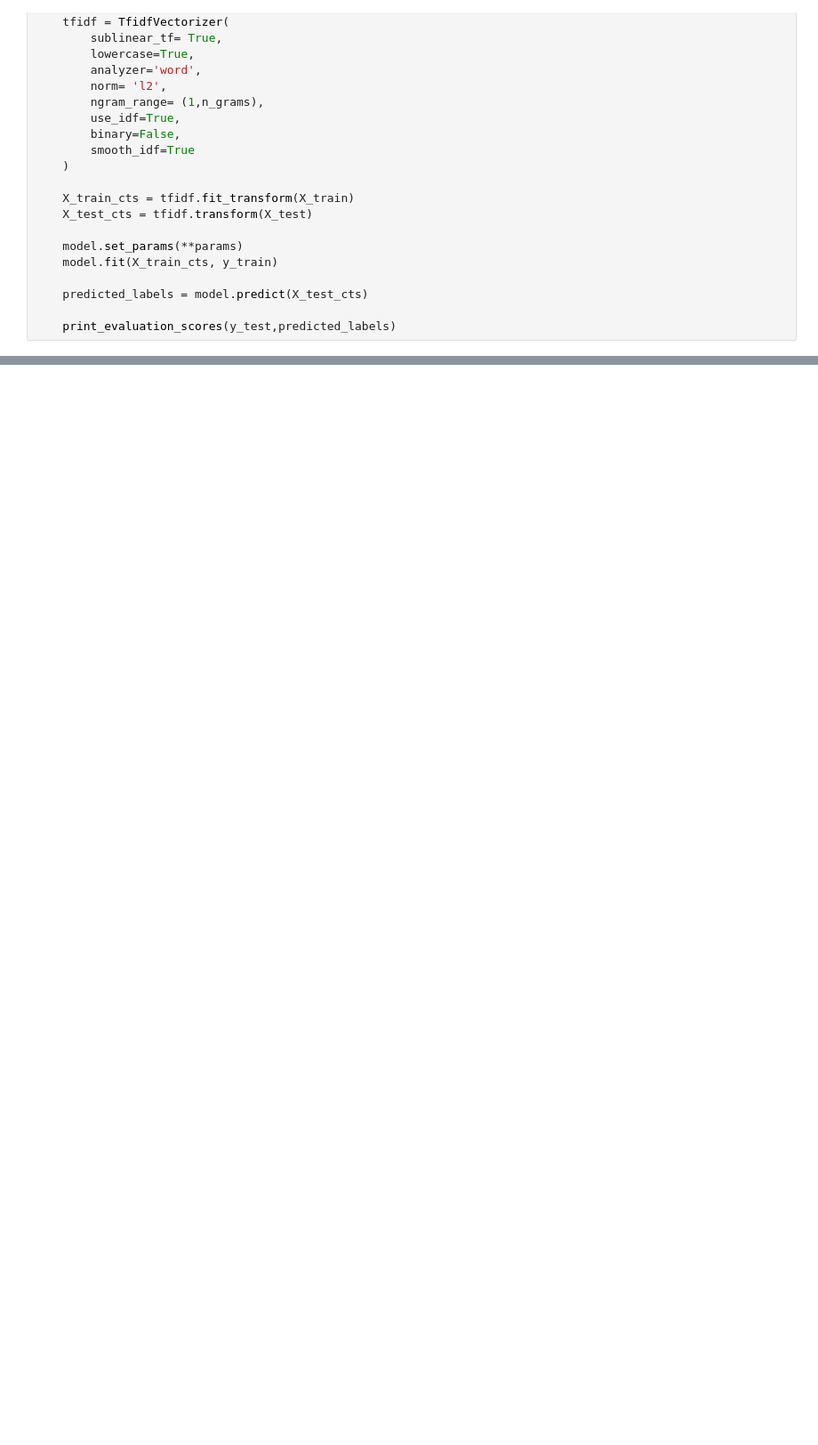
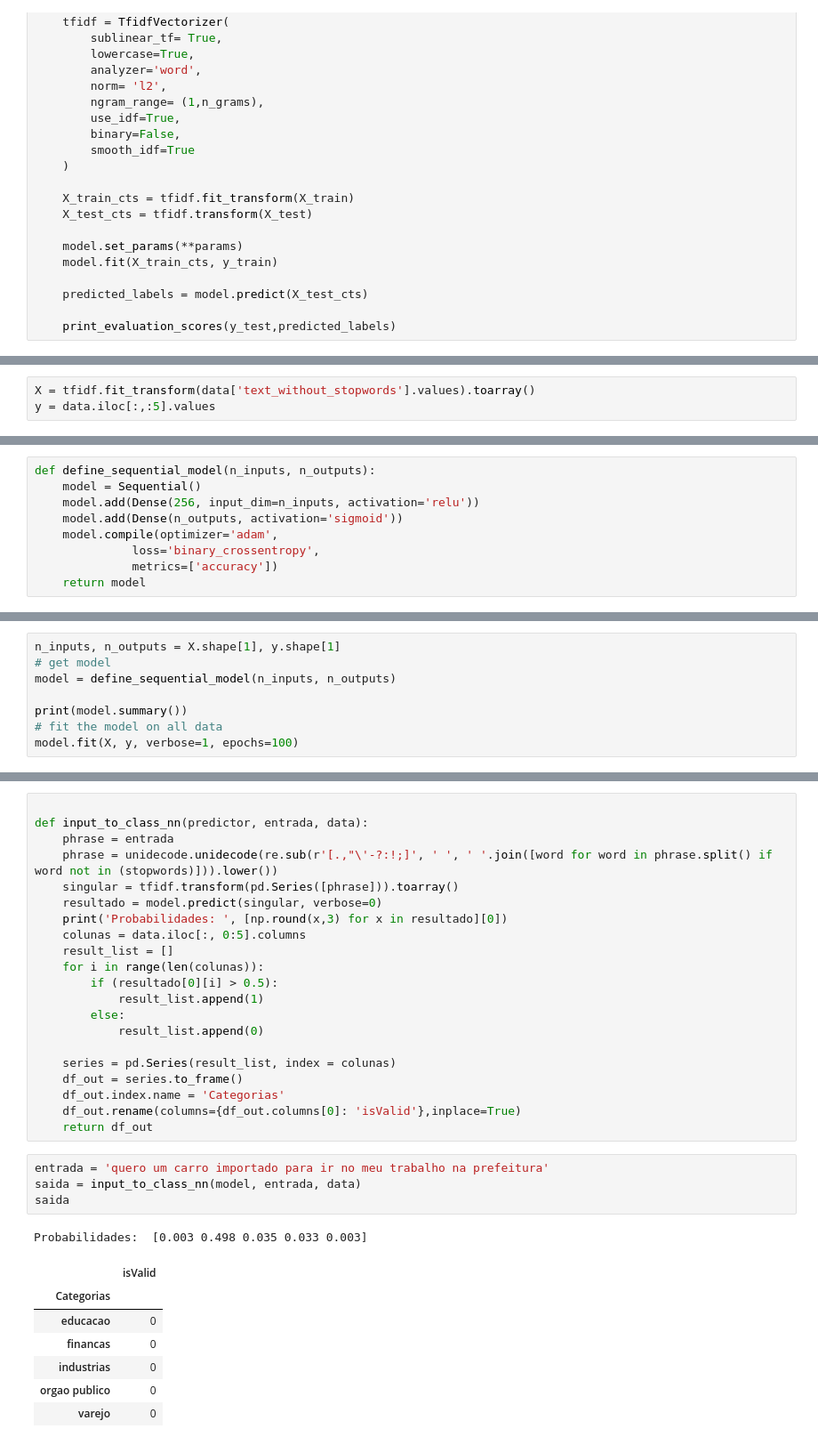
Before and after one commit to vector-b/ExpressionMultiLabelClassification, a Jupyter notebook: dev-nlp-phrases.ipynb, the cells around one changed output, grey strips where cells are left out. Shown at 89% size. Saved outputs shown, nothing was run; the diff lists cells and outputs as text; blank space fills up the shorter version.

```diff
--- a/dev-nlp-phrases.ipynb
+++ b/dev-nlp-phrases.ipynb
@@ -570,0 +557,3 @@ Precision weighted:  0.4875862221926498
+# %%
+X = tfidf.fit_transform(data['text_without_stopwords'].values).toarray()
+y = data.iloc[:,:5].values
@@ -570,0 +569,9 @@ Precision weighted:  0.4875862221926498
+# %%
+def define_sequential_model(n_inputs, n_outputs):
+	model = Sequential()
+	model.add(Dense(256, input_dim=n_inputs, activation='relu'))
+	model.add(Dense(n_outputs, activation='sigmoid'))
+	model.compile(optimizer='adam',
+              loss='binary_crossentropy',
+              metrics=['accuracy'])
+	return model
@@ -570,0 +621,8 @@ Precision weighted:  0.4875862221926498
+# %%
+n_inputs, n_outputs = X.shape[1], y.shape[1]
+# get model
+model = define_sequential_model(n_inputs, n_outputs)
+
+print(model.summary())
+# fit the model on all data
+model.fit(X, y, verbose=1, epochs=100)
@@ -570,0 +644,34 @@ Precision weighted:  0.4875862221926498
+# %%
+
+def input_to_class_nn(predictor, entrada, data):
+    phrase = entrada
+    phrase = unidecode.unidecode(re.sub(r'[.,"\'-?:!;]', ' ', ' '.join([word for word in phrase.split() if word not in (stopwords)])).lower())
+    singular = tfidf.transform(pd.Series([phrase])).toarray()
+    resultado = model.predict(singular, verbose=0)
+    print('Probabilidades: ', [np.round(x,3) for x in resultado][0])
+    colunas = data.iloc[:, 0:5].columns
+    result_list = []
+    for i in range(len(colunas)):
+        if (resultado[0][i] > 0.5):
+            result_list.append(1)
+        else:
+            result_list.append(0)
+
+    series = pd.Series(result_list, index = colunas)
+    df_out = series.to_frame()
+    df_out.index.name = 'Categorias'
+    df_out.rename(columns={df_out.columns[0]: 'isValid'},inplace=True)
+    return df_out
+# %%
+entrada = 'quero um carro importado para ir no meu trabalho na prefeitura'
+saida = input_to_class_nn(model, entrada, data)
+saida
+# %% [output]
+Probabilidades:  [0.003 0.498 0.035 0.033 0.003]
+|  | isValid |
+| Categorias |  |
+| educacao | 0 |
+| financas | 0 |
+| industrias | 0 |
+| orgao publico | 0 |
+| varejo | 0 |
```
Also changed, not shown: parts of 31 cells of this notebook, 9 other files.
